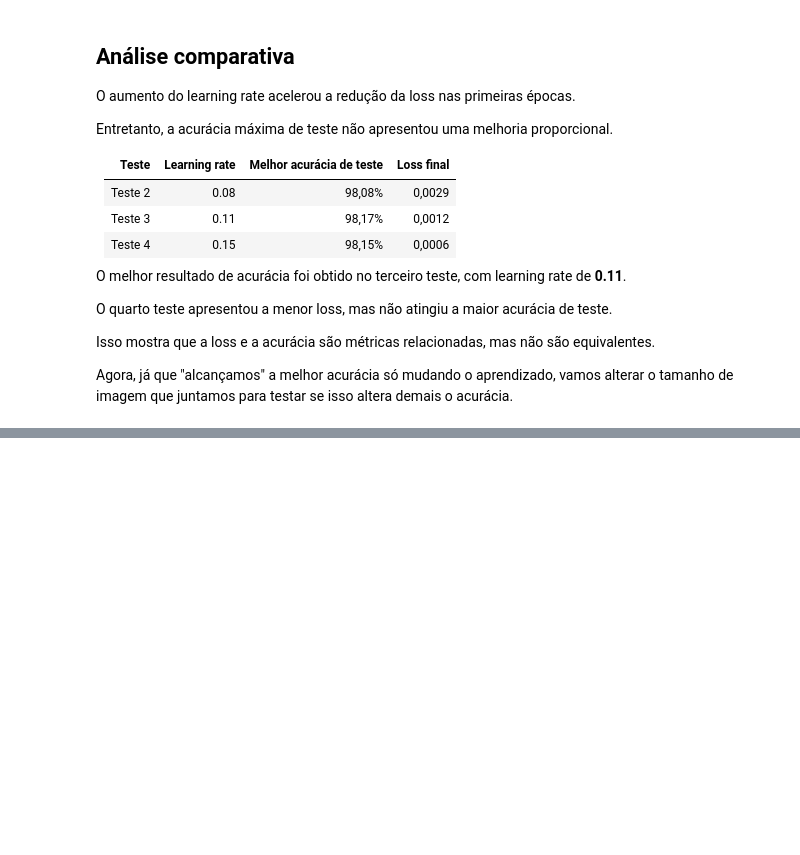
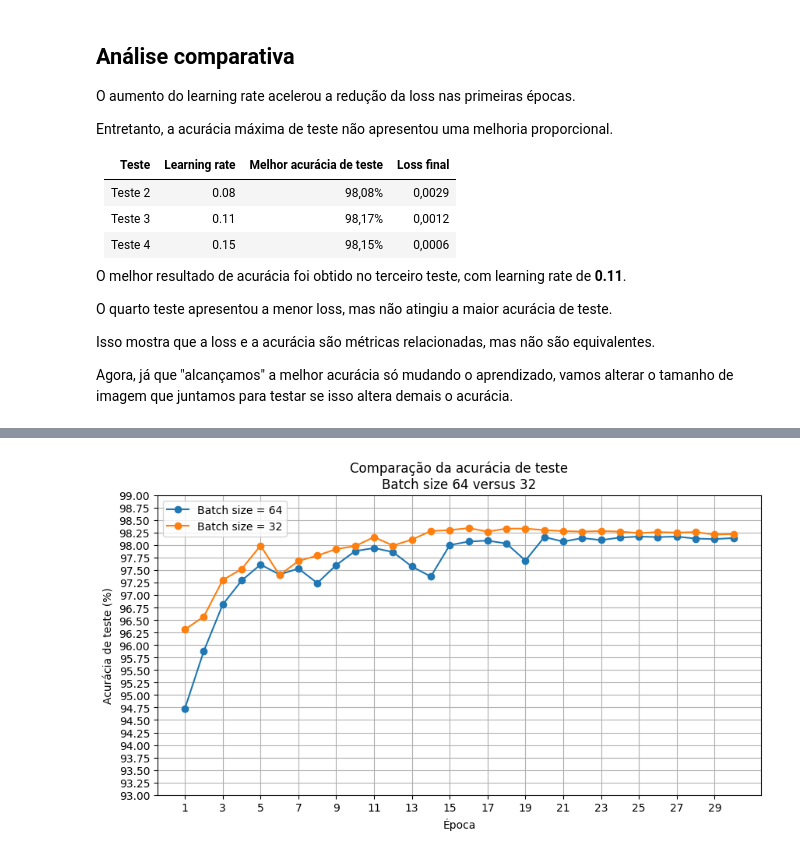
Before and after one commit to Leandro-Filho/Rede_Neural, a Jupyter notebook: notebooks/experimentos.ipynb, the cells around one changed output, grey strips where cells are left out. Saved outputs shown, nothing was run; the diff lists cells and outputs as text; code cells hidden in the pictures; blank space fills up the shorter version.

```diff
--- a/notebooks/experimentos.ipynb
+++ b/notebooks/experimentos.ipynb
@@ -1217,0 +1536,49 @@ Agora, já que "alcançamos" a melhor acurácia só mudando o aprendizado, vamos
+# %%
+plt.figure(figsize=(10, 5))
+
+plt.plot(
+    epocas_teste_3,
+    acuracia_teste_teste_3,
+    marker="o",
+    label="Batch size = 64"
+)
+
+plt.plot(
+    epocas_teste_5,
+    acuracia_teste_teste_5,
+    marker="o",
+    label="Batch size = 32"
+)
+
+plt.title(
+    "Comparação da acurácia de teste\n"
+    "Batch size 64 versus 32"
+)
+
+plt.xlabel("Época")
+plt.ylabel("Acurácia de teste (%)")
+
+plt.xticks(
+    range(1, 31, 2)
+)
+
+plt.ylim(
+    93,
+    99
+)
+
+plt.yticks(
+    np.arange(93, 99.25, 0.25)
+)
+
+plt.grid(True)
+plt.legend()
+
+plt.savefig(
+    "../results/comparacao_batch_64_batch_32_acuracia.png",
+    bbox_inches="tight"
+)
+
+plt.show()
+# %% [output]
+[figure, added]
```
Also changed, not shown: parts of 9 cells of this notebook, 4 other files.
